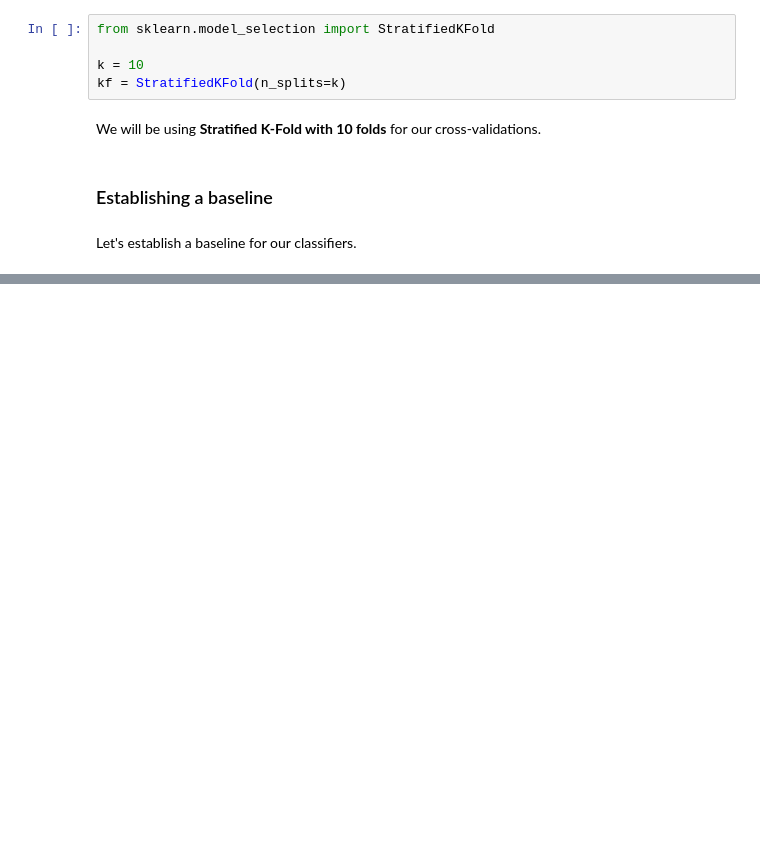
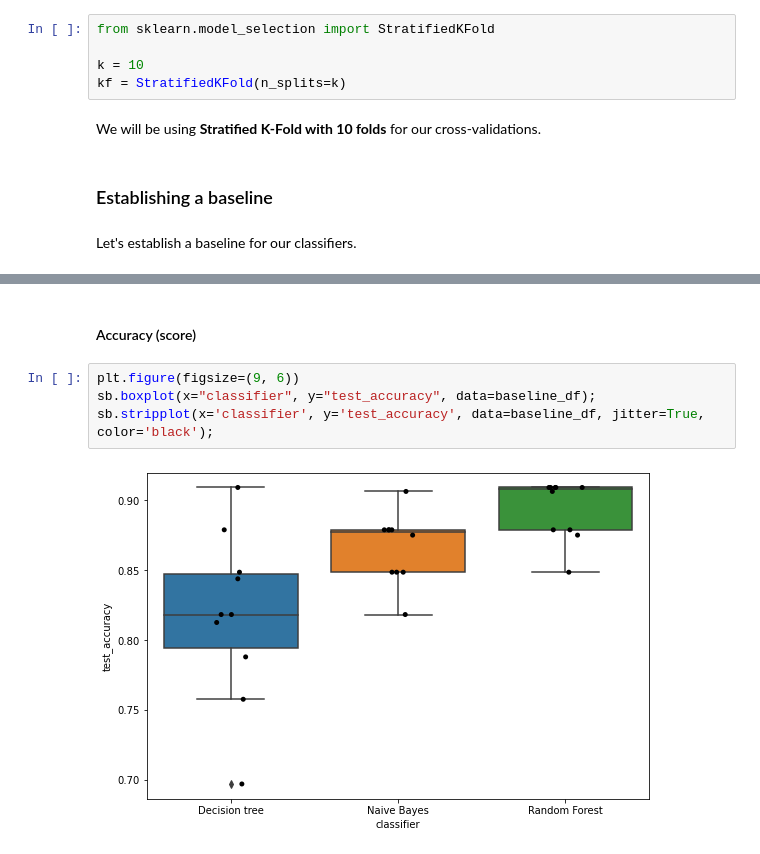
Before and after one commit to JoaoCostaIFG/AC, a Jupyter notebook: Banking.ipynb, the cells around one changed output, grey strips where cells are left out. Cells and saved outputs as stored; diff of their text form; blank space fills up the shorter version.

```diff
--- a/Banking.ipynb
+++ b/Banking.ipynb
@@ -1313,0 +1341,8 @@ baseline_df
+# %% [markdown]
+#### Accuracy (score)
+# %%
+plt.figure(figsize=(9, 6))
+sb.boxplot(x="classifier", y="test_accuracy", data=baseline_df);
+sb.stripplot(x='classifier', y='test_accuracy', data=baseline_df, jitter=True, color='black');
+# %% [output]
+[figure, added]
```
Also changed, not shown: parts of 40 cells of this notebook.
